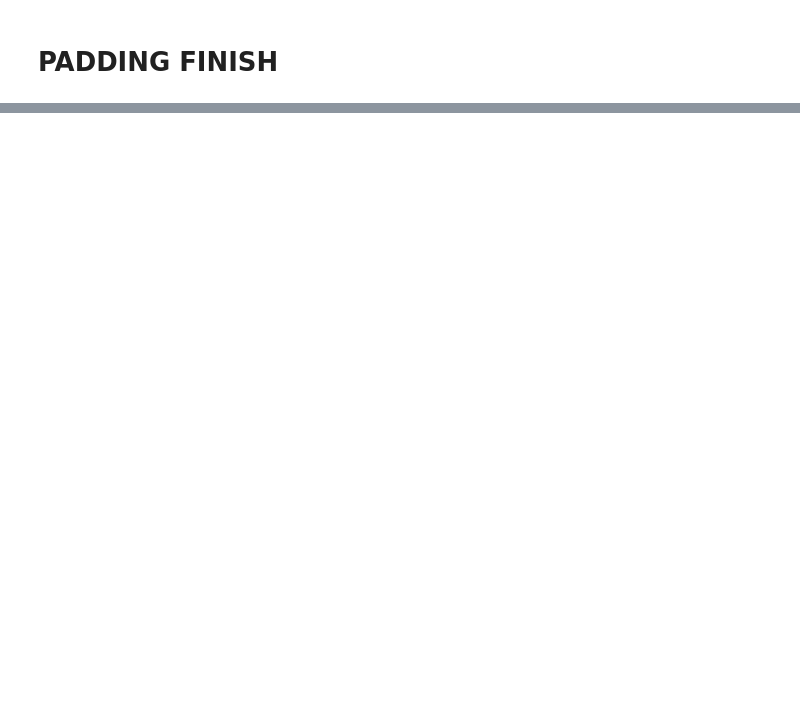
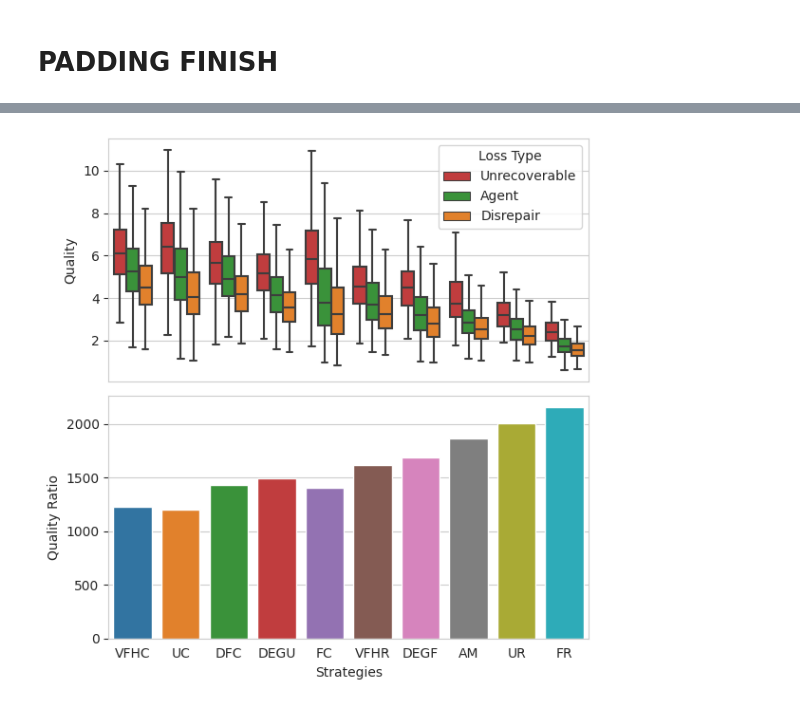
Before and after one commit to DIRECTLab/Multi_Agents_Area_Exploration, a Jupyter notebook: analysing_data/christopher_plottings/plots_updated.ipynb, the cells around one changed output, grey strips where cells are left out. Drawn from its saved outputs; the diff is of its cells as text; code cells hidden in the pictures; blank space fills up the shorter version.

Commit message:
last changes to the plot before merge

```diff
--- a/analysing_data/christopher_plottings/plots_updated.ipynb
+++ b/analysing_data/christopher_plottings/plots_updated.ipynb
@@ -373,3 +372,0 @@ plt.savefig(f"unseccessful_ratio_of_strategies.png", bbox_inches='tight' ,dpi=30
-# %%
-loss_group3 = df_loss_unsuccessful.groupby(['M', 'N Bots']).count()['Experiment Id'].unstack().reset_index()
-loss_group3
@@ -388,4 +372,0 @@ loss_group3
-# %%
-# plot loss_group3 and sort it by the y-axis values
-loss_group3 = loss_group3.sort_values(by=4, ascending=False)
-loss_group3.plot(kind='bar', stacked=True)
@@ -985,0 +1083,47 @@ plt.show()  # Optionally display the plot
+# %%
+# loss_group3
+fig, ax = plt.subplots(2,1, figsize=(6, 6), sharex=True, )
+# Sort the x-axis data based on "Quality"
+sorted_x_data = df_end_success_four.groupby("M")["Quality"].median().sort_values(ascending=False).index
+fire_palette = [ "#d62728", "#2ca02c","#ff7f0e", "#9467bd", "#8c564b", "#e377c2", "#7f7f7f", "#bcbd22", "#17becf"]
+
+grd = sns.boxplot(
+    data=df_end_success_four,
+    y="Quality",
+    hue="Loss Type",
+    x="M",
+    order=sorted_x_data,  # Specify the sorted x-axis data
+    showfliers=False,
+    # alpha=.8,
+    palette=fire_palette,
+    hue_order=['Unrecoverable','Agent', 'Disrepair', ],
+    ax=ax[0]
+)
+
+# grd.legend(bbox_to_anchor=(1.02, 1), loc='upper left', borderaxespad=0, title='Loss Types')
+grd.set_xticklabels(grd.get_xticklabels())
+# plt.yticks(range(0, 12, 1))
+
+# rename the x axis
+grd.set(xlabel='')
+
+grd2 = sns.barplot(
+    x="M",
+    y="Experiment Id",
+    # x="N Bots",
+    data=loss_group3,
+    order=sorted_x_data,
+    ax=ax[1]
+)
+
+grd2.set(xlabel='Strategies')
+grd2.set(ylabel='Quality Ratio')
+
+# tight layout
+plt.tight_layout()
+
+# plt.savefig(f"distance_cost_metric.png", dpi=300, bbox_inches='tight')
+
+# plt.show()  # Optionally display the plot,
+# %% [output]
+[figure, added]
```
Also changed, not shown: parts of 16 cells of this notebook.
